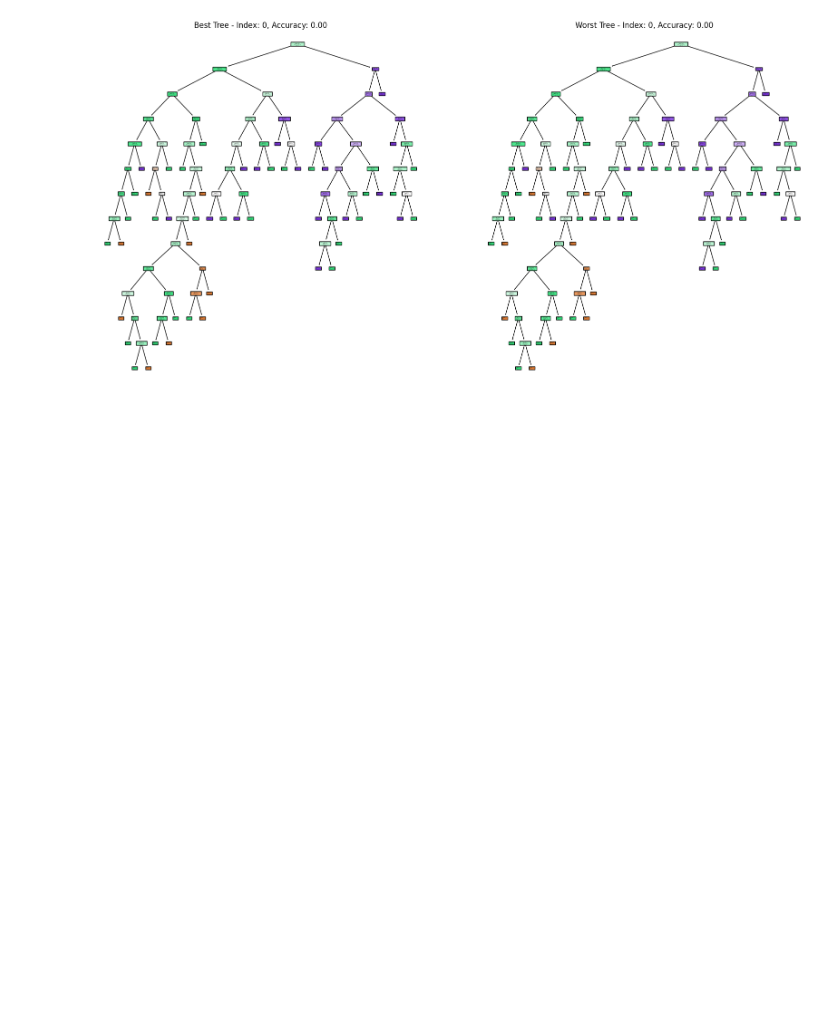
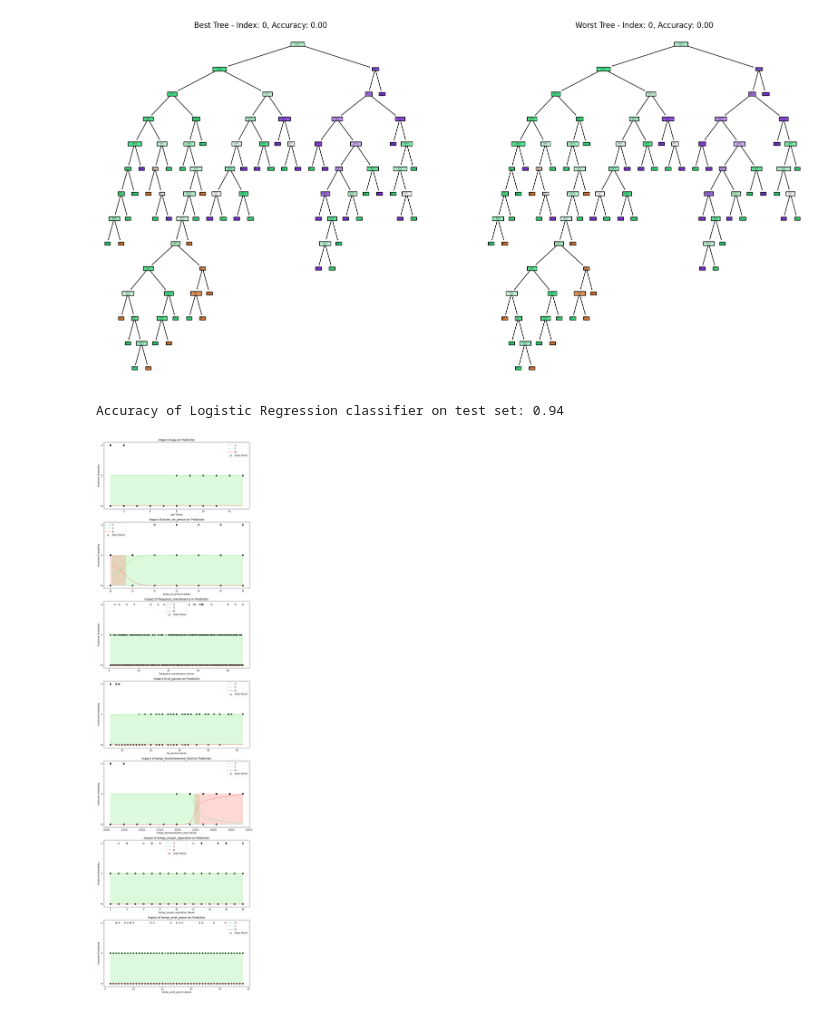
Before and after one commit to marvelbark2/ml, a Jupyter notebook: notebook.ipynb, the cells around one changed output. Drawn from its saved outputs; the diff is of its cells as text; code cells hidden in the pictures; blank space fills up the shorter version.

Commit message:
Add machine learning model implementation and visualization

```diff
--- a/notebook.ipynb
+++ b/notebook.ipynb
@@ -221,3 +221,54 @@ Tree 9 accuracy: 0.00
 Best Tree Index: 0, Accuracy: 0.00
 Worst Tree Index: 0, Accuracy: 0.00
 [figure]
+# %%
+from sklearn.linear_model import LogisticRegression
+
+model = LogisticRegression(max_iter=1000, random_state=42, multi_class='ovr')
+model.fit(x_train, y_train)
+
+
+feature_names = x_train.columns.tolist()  # Replace with your actual method to get feature names if needed
+class_names = ['A', 'C', 'B']  # Adjust based on your actual class names
+
+# Prepare to plot each feature's impact
+fig, axes = plt.subplots(nrows=7, ncols=1, figsize=(10, 35))  # Adjust nrows according to the number of features
+
+colors = ['lightblue', 'lightgreen', 'salmon']
+
+
+score = model.score(x_test, y_test)
+
+print(f"Accuracy of Logistic Regression classifier on test set: {score:.2f}")
+for i, feature_name in enumerate(feature_names):
+    # Create a temporary array with all rows set to the mean of each feature
+    x_mean = np.tile(x_train.mean(axis=0), (300, 1))
+
+    # Vary the i-th feature across its range
+    x_range = np.linspace(x_train[feature_name].min(), x_train[feature_name].max(), 300)
+    x_mean[:, i] = x_range
+
+    # Predict probabilities with the i-th feature varied
+    probabilities = model.predict_proba(x_mean)
+
+    # Plot
+    ax = axes[i]
+    # Fill color for each class based on probabilities
+    for j in range(len(colors)):
+        ax.fill_between(x_range, 0, 1, where=probabilities[:, j] > 0.33, color=colors[j], alpha=0.3)
+
+    # Plotting the probabilities with labels for each class
+    for j in range(probabilities.shape[1]):
+        ax.plot(x_range, probabilities[:, j], label=f'{class_names[j]}', color=colors[j])
+
+    ax.scatter(x_train[feature_name], y_train, color='black', alpha=0.5, label='Data Points')
+    ax.set_title(f'Impact of {feature_name} on Prediction')
+    ax.set_xlabel(f'{feature_name} Values')
+    ax.set_ylabel('Predicted Probability')
+    ax.legend()
+
+plt.tight_layout()
+plt.show()
+# %% [output]
+Accuracy of Logistic Regression classifier on test set: 0.94
+[figure, added]
```
Also changed, not shown: 1 other file.
